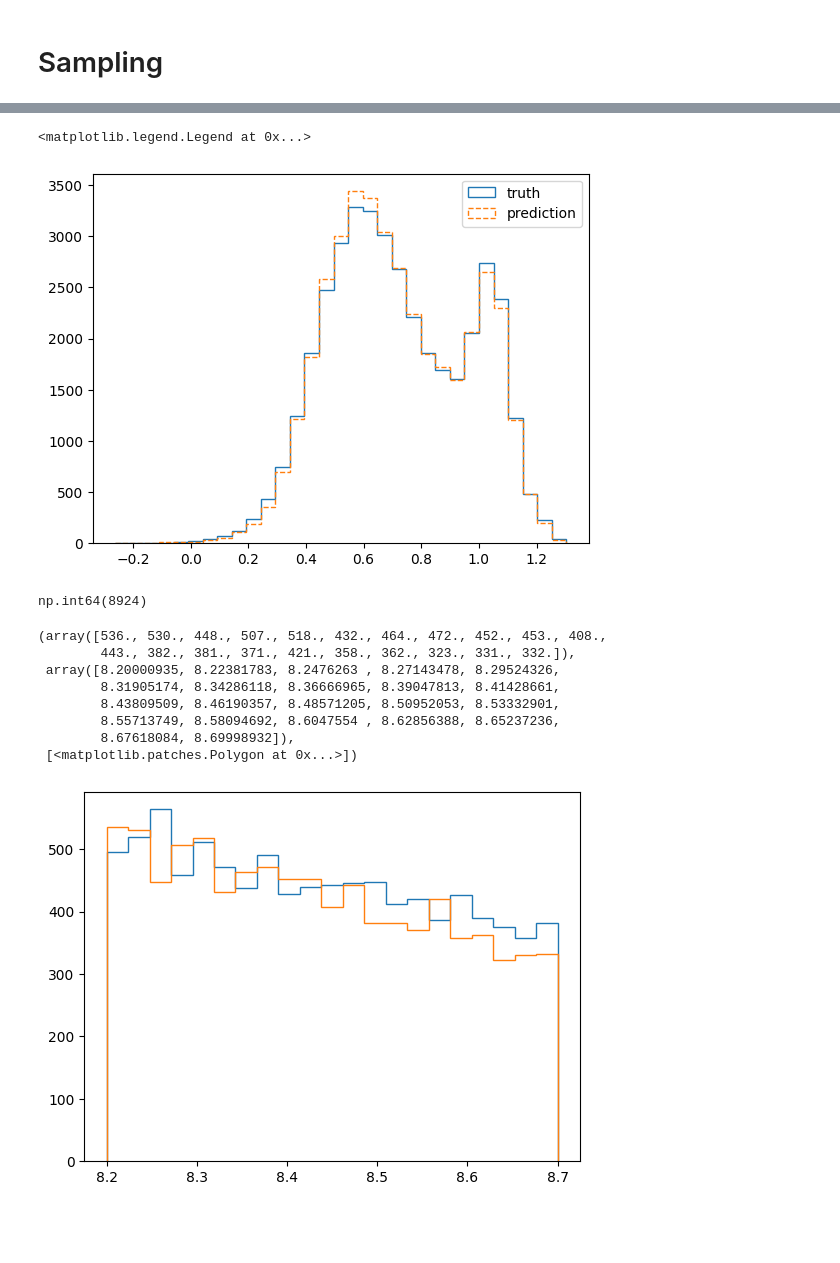
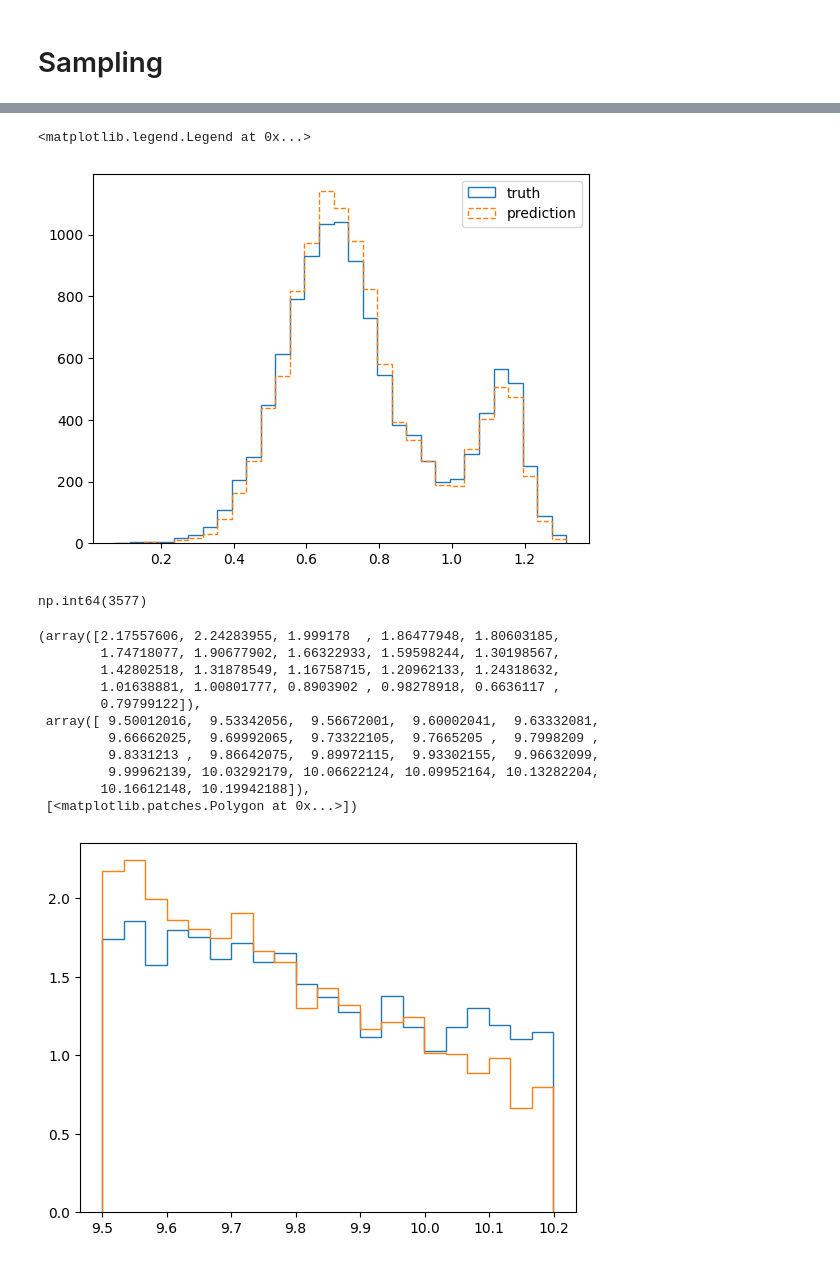
Before and after one commit to ismael-mendoza/multicam-tng-mah, a Jupyter notebook: notebooks/current/2025-11-10 MultiCAM clustering application draft.ipynb, the cells around one changed output, grey strips where cells are left out. Cells and saved outputs as stored; diff of their text form; code cells hidden in the pictures; blank space fills up the shorter version.

```diff
--- a/notebooks/current/2025-11-10 MultiCAM clustering application draft.ipynb
+++ b/notebooks/current/2025-11-10 MultiCAM clustering application draft.ipynb
@@ -38,7 +52,7 @@ array([      0,       1,       2, ..., 3577883, 3741554, 4263941],
 # %%
 # define stellar mass bin to be used throughout
 
-stellar_mass_bin = (8.2, 8.7) # log10 Msun units
+stellar_mass_bin = (9.5, 10.2 ) # log10 Msun / h units
 cond1 = hydro_data['stellar_mass'] > 10**stellar_mass_bin[0]
 cond2 = hydro_data['stellar_mass'] < 10**stellar_mass_bin[1]
 stellar_mask = cond1 & cond2
@@ -48,11 +62,12 @@ np.int64(9301)
 # %%
 # see notebook "2025-11-10 Mass bin MultiCAM Trying Mpeak"
-mpeak_mass_bin = (10.4, 11.4) # log10 Msun units
+mpeak_mass_bin = (11, 12) # log10 Msun / h units
 
 mpeak = np.log10(hydro_data['mpeak']) # min = 1e10
 left_cond = mpeak > mpeak_mass_bin[0]
 right_cond = mpeak < mpeak_mass_bin[1]
-star_cond =hydro_data['stellar_mass'] > 0
+# star_cond =hydro_data['stellar_mass'] > 0
+star_cond = hydro_data['stellar_mass'] > np.log10(1.4e6 * 100 * TNG_H)
 mpeak_mask = left_cond & right_cond & star_cond
 sum(mpeak_mask)
 # %% [output]
@@ -84,7 +97,7 @@ plt.legend()
 _smass = np.log10(hydro_data['stellar_mass'][mpeak_mask])
 _mpeak =  mpeak[mpeak_mask] # already log10
 
-mstar_dev, (m, b) = get_msmhmr(_smass,_mpeak, n_bins=21, mass_bin=mpeak_mass_bin)
+mstar_dev, (m, b) = get_msmhmr(_smass,_mpeak, n_bins=11, mass_bin=mpeak_mass_bin)
 
 _y_pred = np.log10(10 ** (m * _mpeak + b) * 10**_mpeak)
 plt.plot(_mpeak, _smass, 'o', alpha=0.1, label='True M*')
@@ -222,7 +291,7 @@ plt.hist(y_pred[:, 1], bins=bins, histtype='step', ls='--', label='prediction');
 plt.legend()
 # %% [output]
 <matplotlib.legend.Legend at 0x...>
-[figure, old version]
+[figure, new version]
 # %%
 # obtain haloes within stellar mass bin
 _pred_mstar_dev = y_pred[:, 0]
@@ -232,18 +301,21 @@ pred_stellar_mask = (pred_mstar > stellar_mass_bin[0]) & (pred_mstar < stellar_m
 sum(pred_stellar_mask)
 # plt.plot(pred_mstar, smass, 'o')
 # %% [output]
-np.int64(8924)
+np.int64(3577)
 # %%
 # stellar mass distribution compare between prediction and truth
-_, bins, _ = plt.hist( np.log10(hydro_data['stellar_mass'][stellar_mask]), bins=21, histtype='step')
-plt.hist(pred_mstar[pred_stellar_mask], bins=bins, histtype='step')
+_, bins, _ = plt.hist( np.log10(hydro_data['stellar_mass'][stellar_mask]), bins=21, histtype='step', density=True)
+plt.hist(pred_mstar[pred_stellar_mask], bins=bins, histtype='step', density=True)
 # %% [output]
-(array([536., 530., 448., 507., 518., 432., 464., 472., 452., 453., 408.,
-        443., 382., 381., 371., 421., 358., 362., 323., 331., 332.]),
- array([8.20000935, 8.22381783, 8.2476263 , 8.27143478, 8.29524326,
-        8.31905174, 8.34286118, 8.36666965, 8.39047813, 8.41428661,
-        8.43809509, 8.46190357, 8.48571205, 8.50952053, 8.53332901,
-        8.55713749, 8.58094692, 8.6047554 , 8.62856388, 8.65237236,
-        8.67618084, 8.69998932]),
+(array([2.17557606, 2.24283955, 1.999178  , 1.86477948, 1.80603185,
+        1.74718077, 1.90677902, 1.66322933, 1.59598244, 1.30198567,
+        1.42802518, 1.31878549, 1.16758715, 1.20962133, 1.24318632,
+        1.01638881, 1.00801777, 0.8903902 , 0.98278918, 0.6636117 ,
+        0.79799122]),
+ array([ 9.50012016,  9.53342056,  9.56672001,  9.60002041,  9.63332081,
+         9.66662025,  9.69992065,  9.73322105,  9.7665205 ,  9.7998209 ,
+         9.8331213 ,  9.86642075,  9.89972115,  9.93302155,  9.96632099,
+         9.99962139, 10.03292179, 10.06622124, 10.09952164, 10.13282204,
+        10.16612148, 10.19942188]),
  [<matplotlib.patches.Polygon at 0x...>])
-[figure, old version]
+[figure, new version]
```
Also changed, not shown: parts of 30 cells of this notebook.
